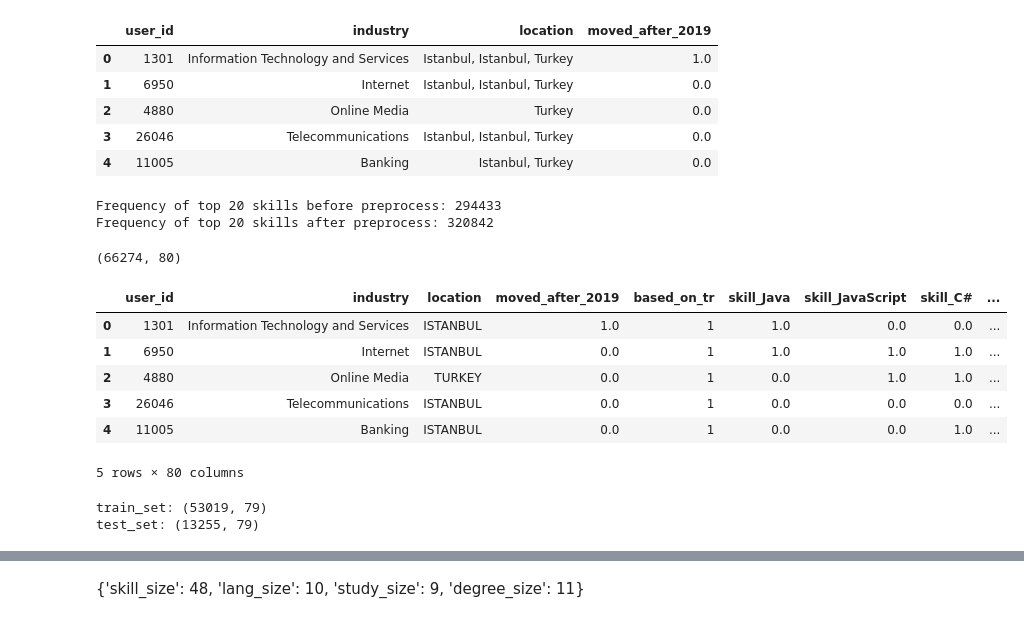
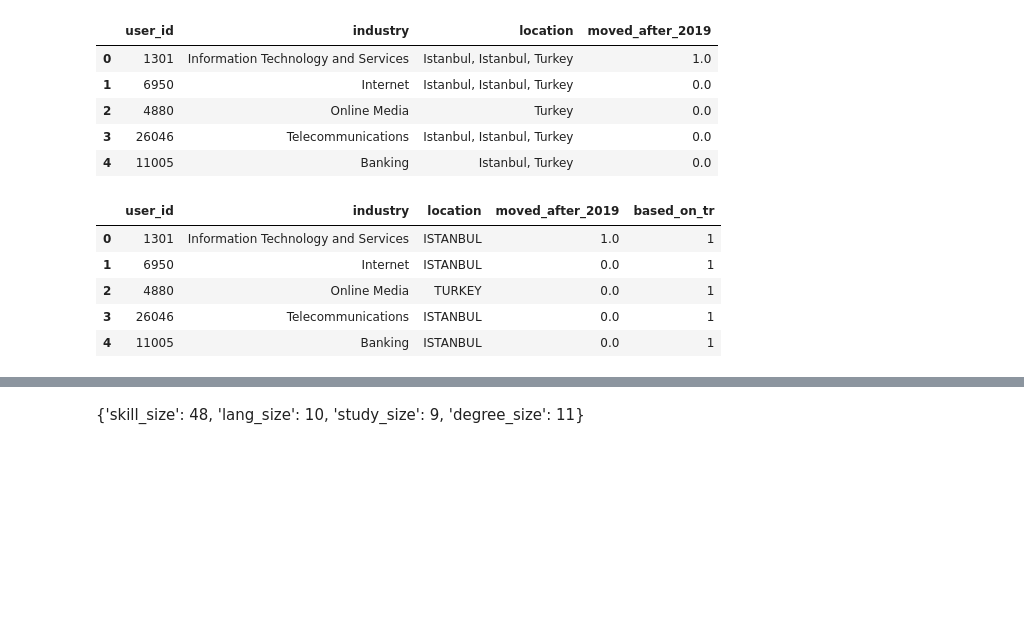
Before and after one commit to sercanyesiloz/Garanti-BBVA-Data-Camp-Coderspace, a Jupyter notebook: Tuning.ipynb, the cells around one changed output, grey strips where cells are left out. Drawn from its saved outputs; the diff is of its cells as text; code cells hidden in the pictures; blank space fills up the shorter version.

```diff
--- a/Tuning.ipynb
+++ b/Tuning.ipynb
@@ -45,60 +47,28 @@ test_df shape: (13255, 3)
 # %%
 def fix_location(dataframe: pd.DataFrame) -> pd.DataFrame:
 
     df_ = dataframe.copy()
     df_.loc[df_['location'].astype(str).str.contains('Kahraman Maras'), 'location'] = 'Kahramanmaras, Turkey'
     df_.loc[df_['location'].astype(str).str.contains('Şanliurfa'), 'location'] = 'Sanliurfa, Turkey'
     df_.loc[df_['location'].astype(str).str.contains('İçel'), 'location'] = 'Mersin, Turkey'
     df_.loc[df_['location'].astype(str).str.contains('Afyon'), 'location'] = 'Afyonkarahisar, Turkey'
     df_['location'] = df_['location'].apply(lambda x: str(x).replace('Türkiye', 'Turkey'))
     df_['location'] = df_['location'].apply(lambda x: x.upper().strip())
     df_['location'] = df_['location'].apply(lambda x: translation(str(x)))
     tr_cities = load_tr_cities()
     for city in tr_cities:
         df_['location'] = df_['location'].apply(lambda x: city if city in x else x)
         df_['based_on_tr'] = df_['location'].apply(lambda x: 1 if x in tr_cities or x == 'TURKEY' else 0)
 
     return df_
 
 df = fix_location(df)
-
-skills_df = load_skills(config.skills_path, 30)
-lang_df = load_languages(config.languages_path)
-edu_df = load_education(config.education_path, 12)
-exp_df = load_work_experiences(config.exp_path)
-
-df = df.merge(skills_df, on = ['user_id'], how = 'left')
-df = df.merge(lang_df, on = ['user_id'], how = 'left')
-df = df.merge(edu_df, on = ['user_id'], how = 'left')
-df = df.merge(exp_df, on = ['user_id'], how = 'left')
-
-print(df.shape)
 df.head()
 # %% [output]
-Frequency of top 20 skills before preprocess: 294433
-Frequency of top 20 skills after preprocess: 320842
-(66274, 80)
-|  | user_id | industry | location | moved_after_2019 | based_on_tr | skill_Java | skill_JavaScript | skill_C# | ... |
-| 0 | 1301 | Information Technology and Services | ISTANBUL | 1.0 | 1 | 1.0 | 0.0 | 0.0 | ... |
-| 1 | 6950 | Internet | ISTANBUL | 0.0 | 1 | 1.0 | 1.0 | 1.0 | ... |
-| 2 | 4880 | Online Media | TURKEY | 0.0 | 1 | 0.0 | 1.0 | 1.0 | ... |
-| 3 | 26046 | Telecommunications | ISTANBUL | 0.0 | 1 | 0.0 | 0.0 | 0.0 | ... |
-| 4 | 11005 | Banking | ISTANBUL | 0.0 | 1 | 0.0 | 0.0 | 1.0 | ... |
+|  | user_id | industry | location | moved_after_2019 | based_on_tr |
+| 0 | 1301 | Information Technology and Services | ISTANBUL | 1.0 | 1 |
+| 1 | 6950 | Internet | ISTANBUL | 0.0 | 1 |
+| 2 | 4880 | Online Media | TURKEY | 0.0 | 1 |
+| 3 | 26046 | Telecommunications | ISTANBUL | 0.0 | 1 |
+| 4 | 11005 | Banking | ISTANBUL | 0.0 | 1 |
-5 rows × 80 columns
-# %%
-target = 'moved_after_2019'
-cat_features = ['industry', 'location']
-drop_features = ['user_id']
-
-for caterogical_col in cat_features:
-    df[caterogical_col] = df[caterogical_col].astype(str).astype("category")
-
-train_set = df.loc[df[target].notnull()].drop(columns=drop_features, axis = 1)
-test_set = df.loc[df[target].isnull()].drop(columns=drop_features, axis = 1)
-
-print(f'train_set: {train_set.shape}')
-print(f'test_set: {test_set.shape}')
-# %% [output]
-train_set: (53019, 79)
-test_set: (13255, 79)
 # %%
```
Also changed, not shown: parts of 5 cells of this notebook, 4 other files.
